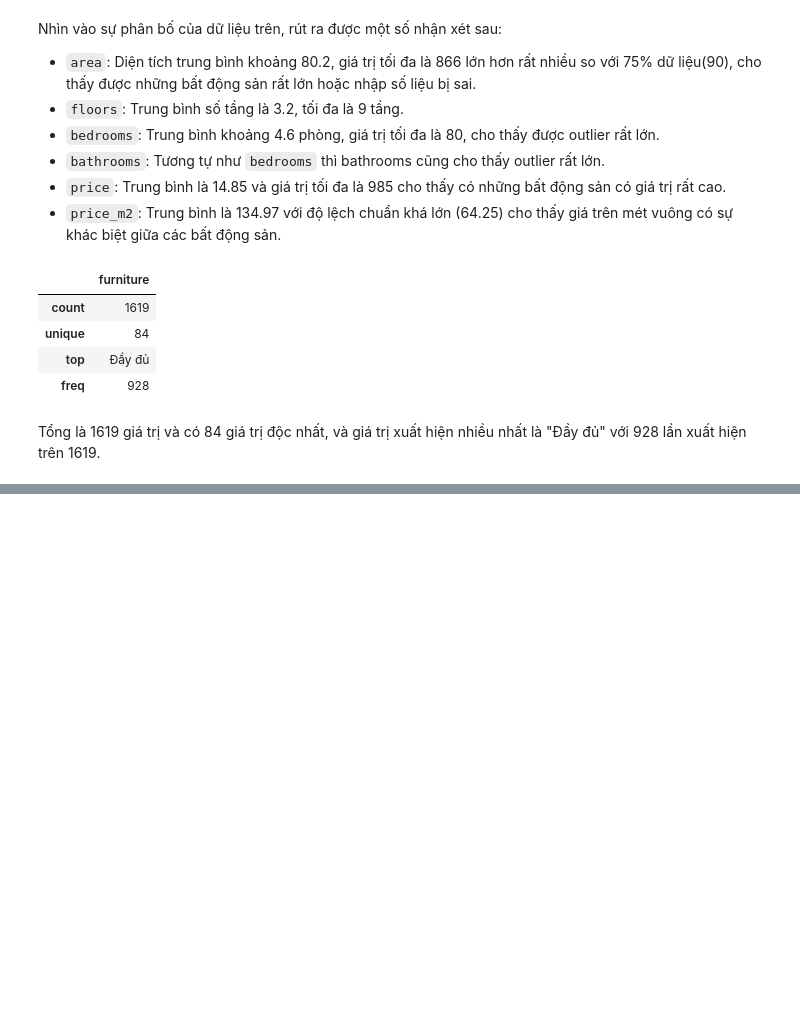
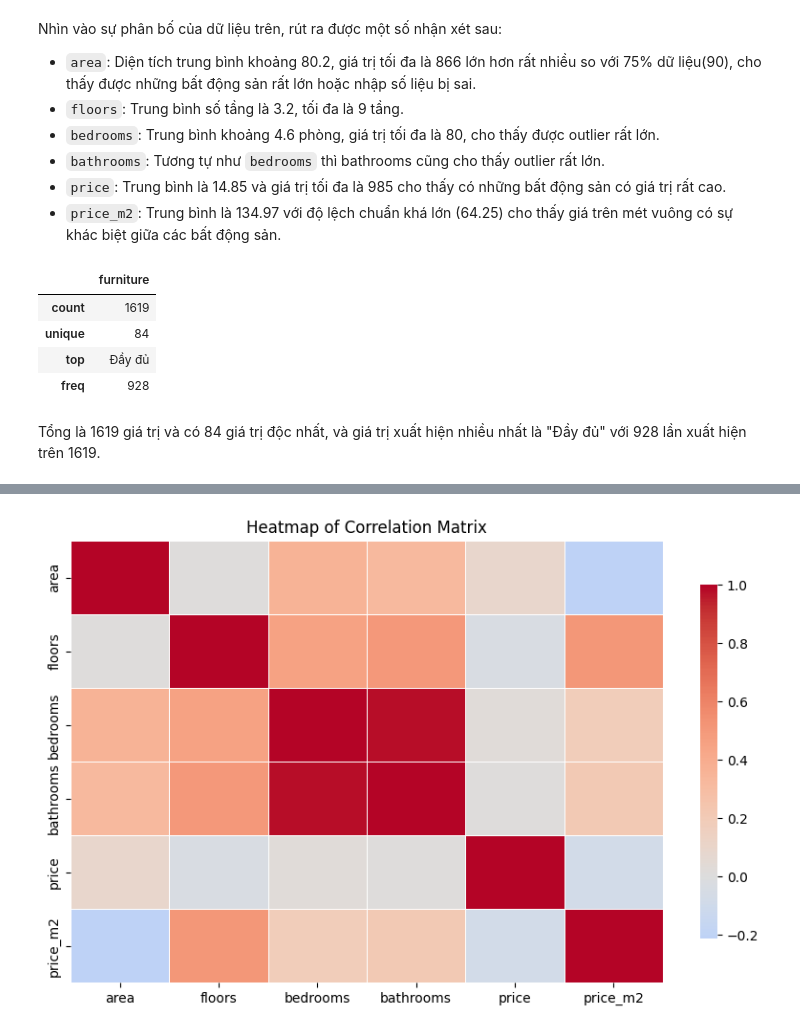
Before and after one commit to GrayNguyen-Data/HousePricePrediction, a Jupyter notebook: src/exploratory_data_analysis/EDA.ipynb, the cells around one changed output, grey strips where cells are left out. Saved outputs shown, nothing was run; the diff lists cells and outputs as text; code cells hidden in the pictures; blank space fills up the shorter version.

```diff
--- a/src/exploratory_data_analysis/EDA.ipynb
+++ b/src/exploratory_data_analysis/EDA.ipynb
@@ -245,0 +320,12 @@ Tổng là 1619 giá trị và có 84 giá trị độc nhất, và giá trị x
+# %%
+df.drop('price_log', axis=1, inplace=True)
+plt.figure(figsize=(10,6))
+sns.heatmap(df.corr(numeric_only=True),
+            cmap='coolwarm',
+            linewidths=0.5,
+            center = 0,
+            cbar_kws={"shrink": 0.8})
+plt.title("Heatmap of Correlation Matrix")
+plt.show()
+# %% [output]
+[figure, added]
```
Also changed, not shown: parts of 11 cells of this notebook.
